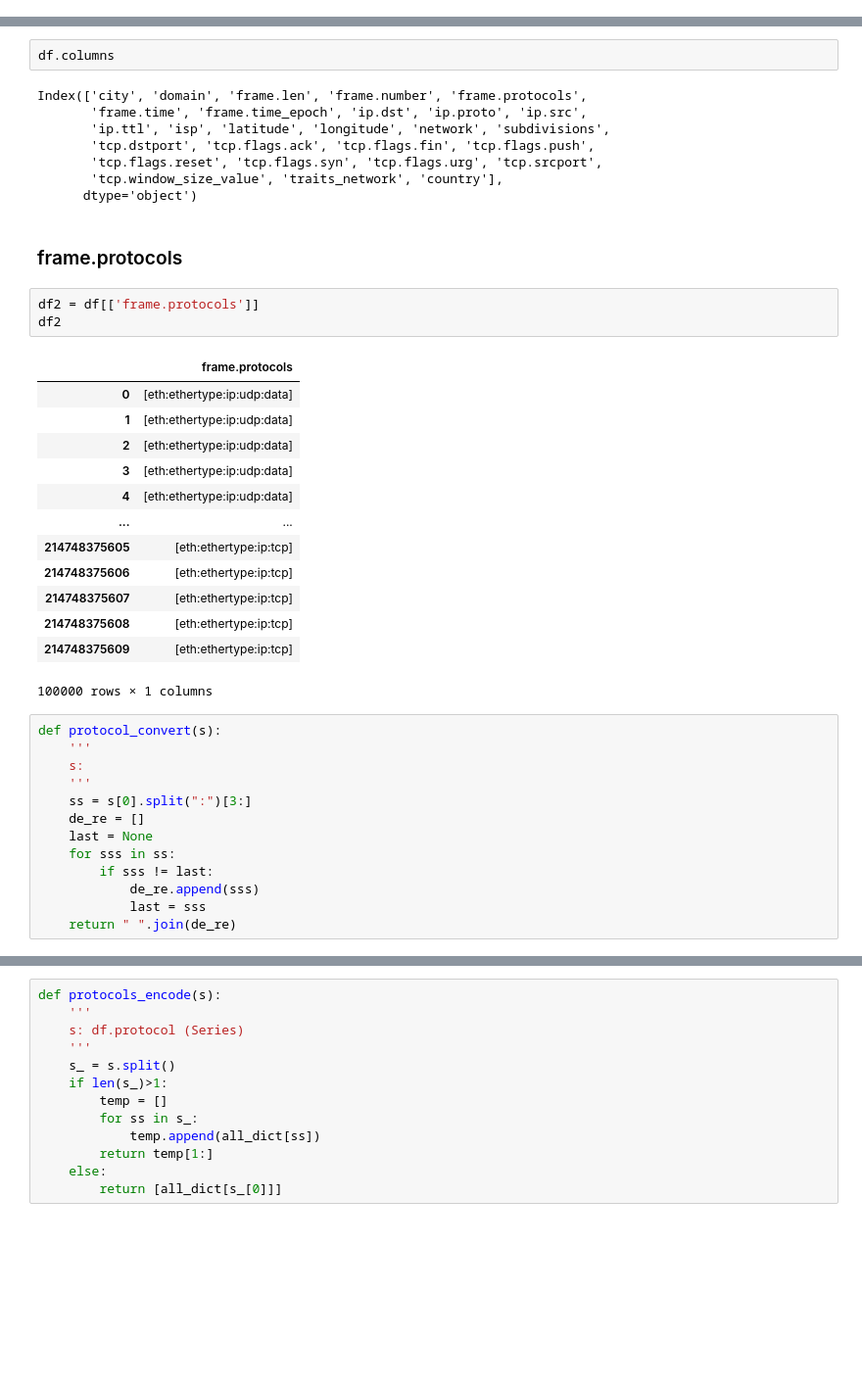
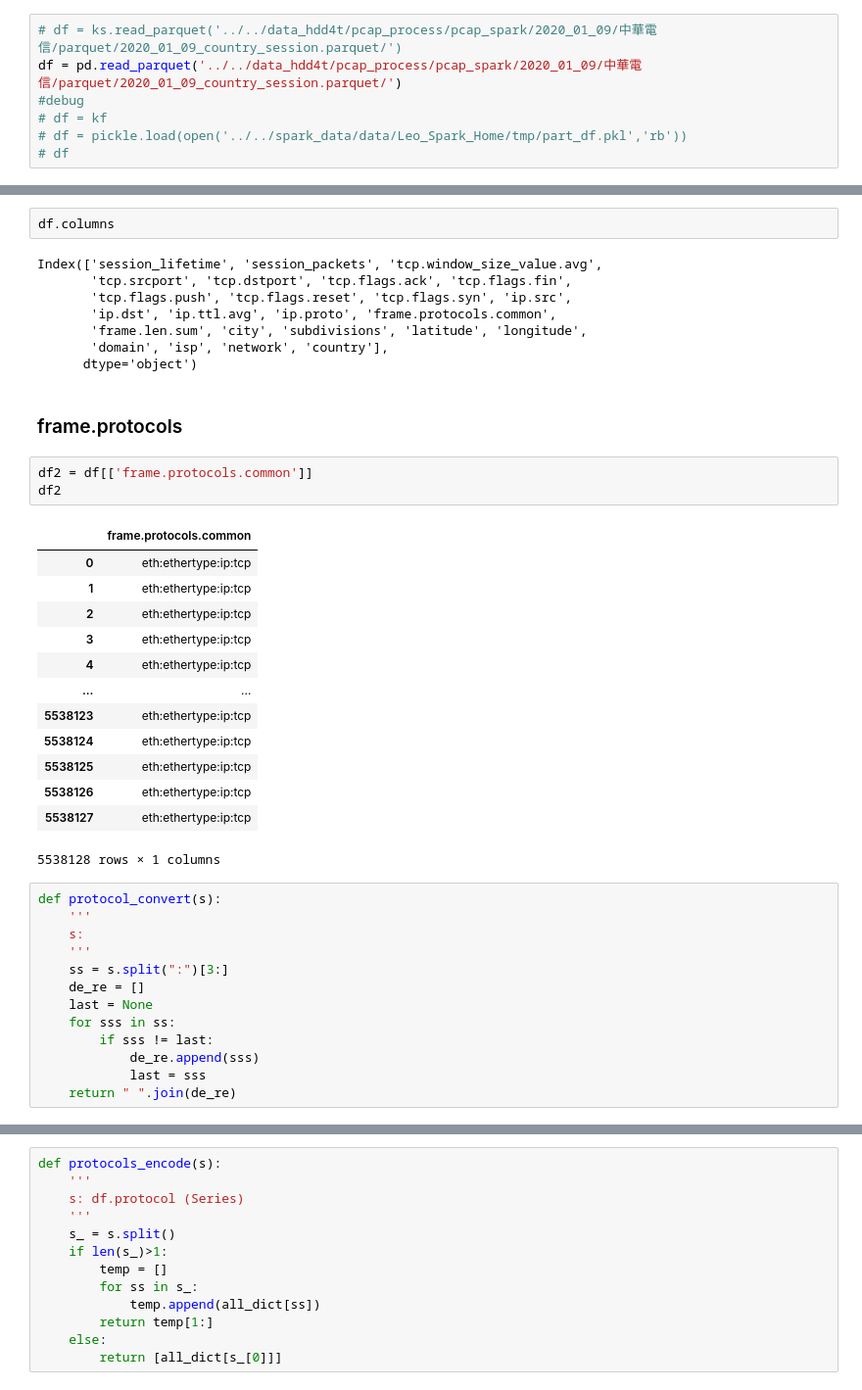
Before and after one commit to tychen5/Packet_Correlation, a Jupyter notebook: Embedding/Embedding_POC.ipynb, the cells around one changed output, grey strips where cells are left out. Shown: that part at 98% size. Cells and saved outputs as stored; diff of their text form; blank space fills up the shorter version.

```diff
--- a/Embedding/Embedding_POC.ipynb
+++ b/Embedding/Embedding_POC.ipynb
@@ -33,0 +99,7 @@ df
+# %%
+# df = ks.read_parquet('../../data_hdd4t/pcap_process/pcap_spark/2020_01_09/中華電信/parquet/2020_01_09_country_session.parquet/')
+df = pd.read_parquet('../../data_hdd4t/pcap_process/pcap_spark/2020_01_09/中華電信/parquet/2020_01_09_country_session.parquet/')
+#debug
+# df = kf
+# df = pickle.load(open('../../spark_data/data/Leo_Spark_Home/tmp/part_df.pkl','rb'))
+# df
@@ -34,38 +122,38 @@ df
 # %%
 df.columns
 # %% [output]
-Index(['city', 'domain', 'frame.len', 'frame.number', 'frame.protocols',
-       'frame.time', 'frame.time_epoch', 'ip.dst', 'ip.proto', 'ip.src',
-       'ip.ttl', 'isp', 'latitude', 'longitude', 'network', 'subdivisions',
-       'tcp.dstport', 'tcp.flags.ack', 'tcp.flags.fin', 'tcp.flags.push',
-       'tcp.flags.reset', 'tcp.flags.syn', 'tcp.flags.urg', 'tcp.srcport',
-       'tcp.window_size_value', 'traits_network', 'country'],
+Index(['session_lifetime', 'session_packets', 'tcp.window_size_value.avg',
+       'tcp.srcport', 'tcp.dstport', 'tcp.flags.ack', 'tcp.flags.fin',
+       'tcp.flags.push', 'tcp.flags.reset', 'tcp.flags.syn', 'ip.src',
+       'ip.dst', 'ip.ttl.avg', 'ip.proto', 'frame.protocols.common',
+       'frame.len.sum', 'city', 'subdivisions', 'latitude', 'longitude',
+       'domain', 'isp', 'network', 'country'],
       dtype='object')
 # %% [markdown]
 ### frame.protocols
 # %%
-df2 = df[['frame.protocols']]
+df2 = df[['frame.protocols.common']]
 df2
 # %% [output]
-|  | frame.protocols |
-| 0 | [eth:ethertype:ip:udp:data] |
-| 1 | [eth:ethertype:ip:udp:data] |
-| 2 | [eth:ethertype:ip:udp:data] |
-| 3 | [eth:ethertype:ip:udp:data] |
-| 4 | [eth:ethertype:ip:udp:data] |
+|  | frame.protocols.common |
+| 0 | eth:ethertype:ip:tcp |
+| 1 | eth:ethertype:ip:tcp |
+| 2 | eth:ethertype:ip:tcp |
+| 3 | eth:ethertype:ip:tcp |
+| 4 | eth:ethertype:ip:tcp |
 | ... | ... |
-| 214748375605 | [eth:ethertype:ip:tcp] |
-| 214748375606 | [eth:ethertype:ip:tcp] |
-| 214748375607 | [eth:ethertype:ip:tcp] |
-| 214748375608 | [eth:ethertype:ip:tcp] |
-| 214748375609 | [eth:ethertype:ip:tcp] |
+| 5538123 | eth:ethertype:ip:tcp |
+| 5538124 | eth:ethertype:ip:tcp |
+| 5538125 | eth:ethertype:ip:tcp |
+| 5538126 | eth:ethertype:ip:tcp |
+| 5538127 | eth:ethertype:ip:tcp |
-100000 rows × 1 columns
+5538128 rows × 1 columns
 # %%
 def protocol_convert(s):
     '''
     s:
     '''
-    ss = s[0].split(":")[3:]
+    ss = s.split(":")[3:]
     de_re = []
     last = None
     for sss in ss:
```
Also changed, not shown: parts of 42 cells of this notebook.
